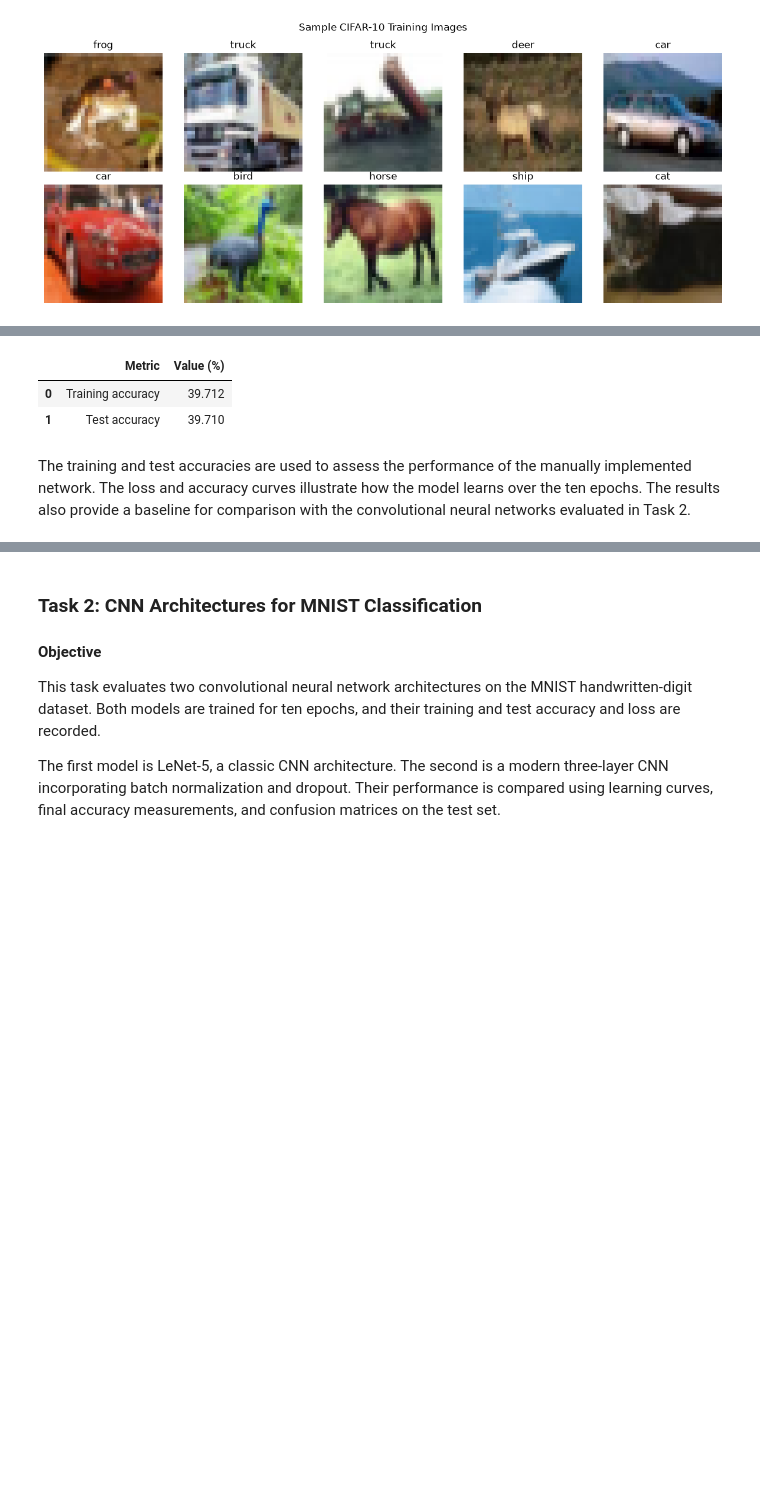
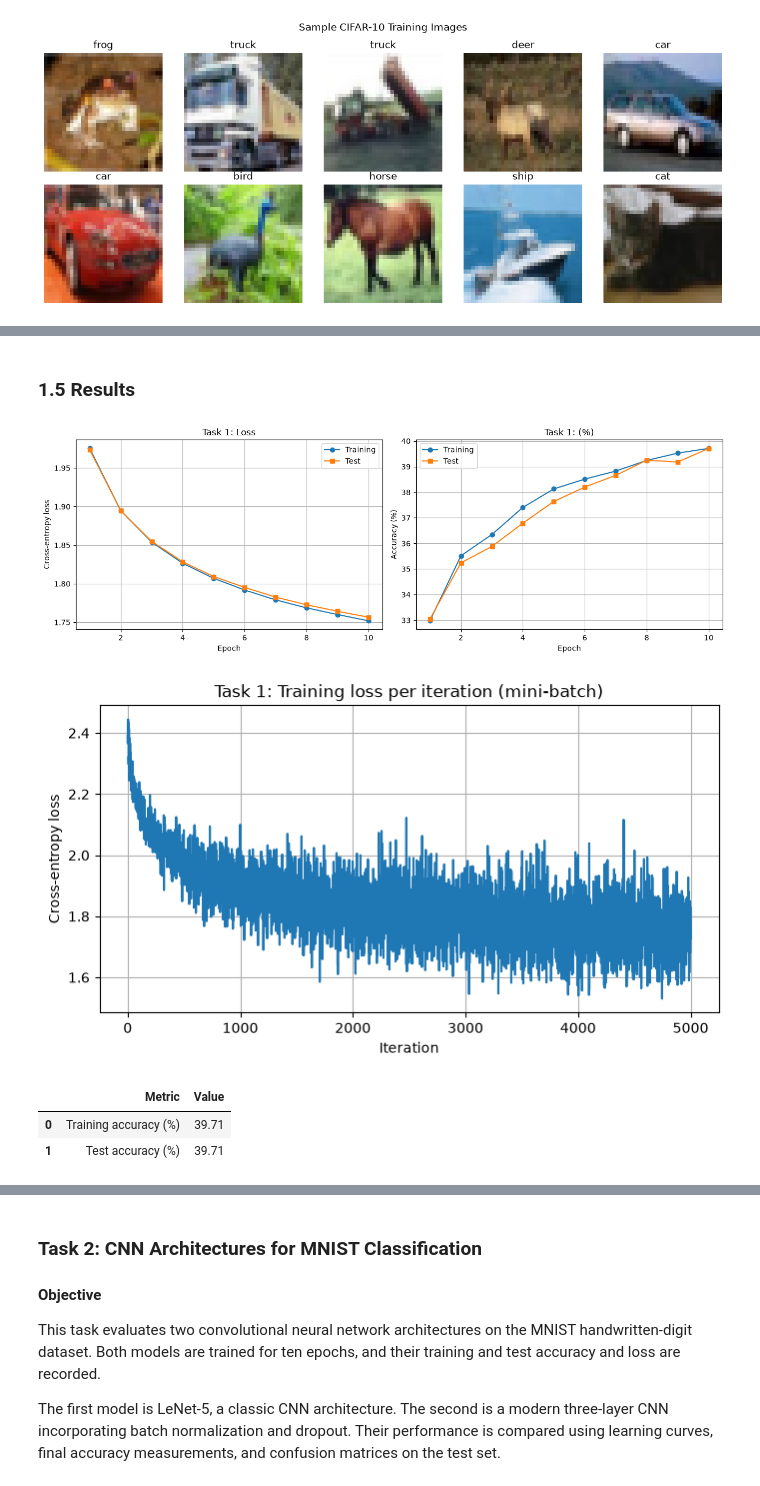
Before and after one commit to Saruka03/EN3160-Assignment-03, a Jupyter notebook: notebooks/EN3160_Assignment_3.ipynb, the cells around one changed output, grey strips where cells are left out. Cells and saved outputs as stored; diff of their text form; code cells hidden in the pictures; blank space fills up the shorter version.

```diff
--- a/notebooks/EN3160_Assignment_3.ipynb
+++ b/notebooks/EN3160_Assignment_3.ipynb
@@ -163,23 +207,0 @@ b2: (10,)
-# %%
-def forward_pass(X, W1, b1, W2, b2):
-    # Hidden layer
-    Z1 = X @ W1 + b1
-    H = torch.sigmoid(Z1)
-
-    # Output layer: raw class scores (logits)
-    Z2 = H @ W2 + b2
-
-    return Z1, H, Z2
-
-
-def cross_entropy_loss(logits, labels):
-    # Stable softmax cross-entropy
-    log_probs = F.log_softmax(logits, dim=1)
-
-    # Select the correct class log-probability
-    correct_log_probs = log_probs[
-        torch.arange(labels.shape[0], device=labels.device),
-        labels
-    ]
-
-    return -correct_log_probs.mean()
@@ -357,16 +295,21 @@ plt.show()
-# %%
-task1_results = pd.DataFrame({
-    "Metric": ["Training accuracy", "Test accuracy"],
-    "Value (%)": [
-        task1_history["train_accuracy"][-1],
-        task1_history["test_accuracy"][-1]
-    ]
-})
-
-display(task1_results)
-# %% [output]
-|  | Metric | Value (%) |
-| 0 | Training accuracy | 39.712 |
-| 1 | Test accuracy | 39.710 |
-# %% [markdown]
-The training and test accuracies are used to assess the performance of the manually implemented network. The loss and accuracy curves illustrate how the model learns over the ten epochs. The results also provide a baseline for comparison with the convolutional neural networks evaluated in Task 2.
+# %% [markdown]
+### 1.5 Results
+# %%
+plot_history(task1_history, "Task 1")
+
+plt.figure(figsize=(8, 4))
+plt.plot(iteration_loss)
+plt.title("Task 1: Training loss per iteration (mini-batch)")
+plt.xlabel("Iteration"); plt.ylabel("Cross-entropy loss"); plt.grid(True)
+plt.show()
+
+display(pd.DataFrame({
+    "Metric": ["Training accuracy (%)", "Test accuracy (%)"],
+    "Value": [task1_history["train_acc"][-1], task1_history["test_acc"][-1]]
+}).round(2))
+# %% [output]
+[figure, added]
+[figure, added]
+|  | Metric | Value |
+| 0 | Training accuracy (%) | 39.71 |
+| 1 | Test accuracy (%) | 39.71 |
```
Also changed, not shown: parts of 64 cells of this notebook, 5 other files.
